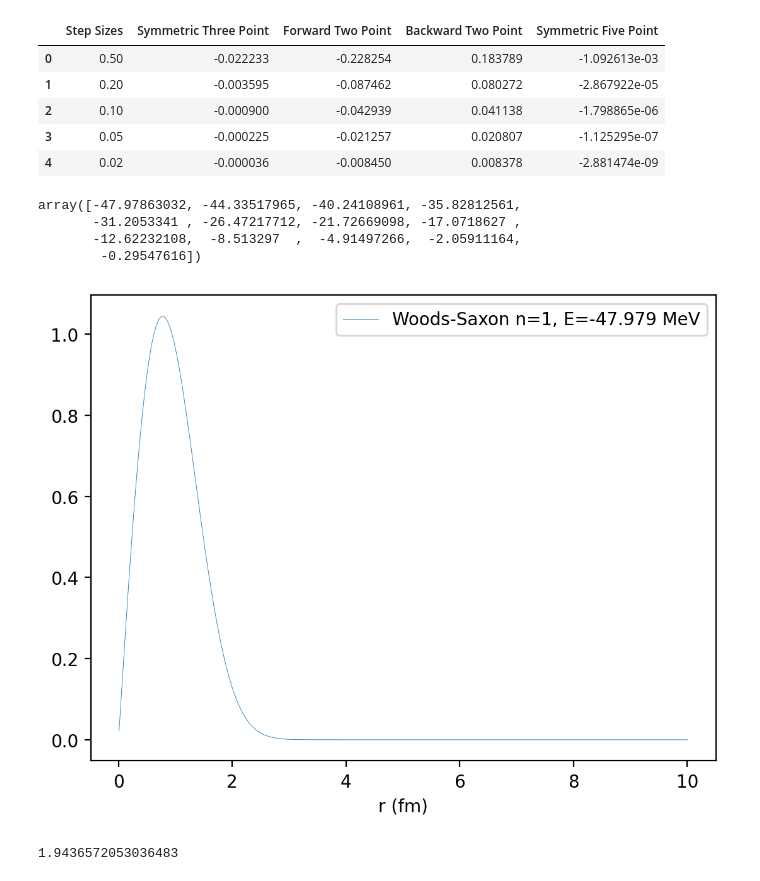
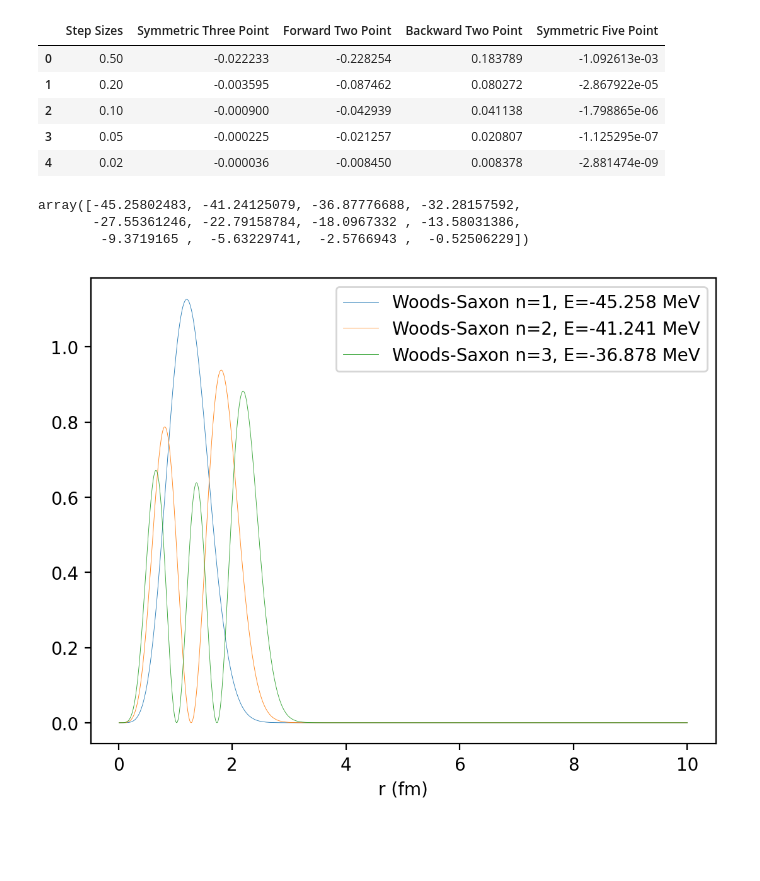
Before and after one commit to orionlee3/RandomNumMethods, a Jupyter notebook: Quantum1NumMethods.ipynb, the cells around one changed output. Drawn from its saved outputs; the diff is of its cells as text; code cells hidden in the pictures; blank space fills up the shorter version.

```diff
--- a/Quantum1NumMethods.ipynb
+++ b/Quantum1NumMethods.ipynb
@@ -126,7 +126,7 @@ problem1errordf.head()
 | 4 | 0.02 | -0.000036 | -0.008450 | 0.008378 | -2.881474e-09 |
 # %%
 # Constants
-l = 0
+l = 1
 r_min = 0.01  # fm
 r_max = 10  # fm
 N = 1000
@@ -153,7 +153,7 @@ ham_mat = (-2 * np.eye(N) + np.eye(N, k=1) + np.eye(N, k=-1)) / (2*(step_size**2
 H = -ham_mat + np.diag(ell_term) + np.diag(Vf)
 
 # Solve eigenvalue problem
-eigenvalues, eigenvectors = np.linalg.eig(H)
+eigenvalues, eigenvectors = np.linalg.eigh(H)
 # %%
 # Convert energies to MeV
 eigenvalues_mev = eigenvalues
@@ -168,28 +168,23 @@ for i in range(bound_wavefunctions.shape[1]):
 
 bound_energies
 # %% [output]
-array([-47.97863032, -44.33517965, -40.24108961, -35.82812561,
-       -31.2053341 , -26.47217712, -21.72669098, -17.0718627 ,
-       -12.62232108,  -8.513297  ,  -4.91497266,  -2.05911164,
-        -0.29547616])
+array([-45.25802483, -41.24125079, -36.87776688, -32.28157592,
+       -27.55361246, -22.79158784, -18.0967332 , -13.58031386,
+        -9.3719165 ,  -5.63229741,  -2.5766943 ,  -0.52506229])
 # %%
 
 
 # Plot potential and wavefunction
 plt.figure(dpi=200)
-for i, energy in enumerate(bound_energies[:1]):  # Compare first 3 bound states
+for i, energy in enumerate(bound_energies[:3]):  # Compare first 3 bound states
     plt.plot(
         r_vect,
-        abs(bound_wavefunctions[:, i]),
+        abs(bound_wavefunctions[:, i])**2,
         label=f"Woods-Saxon n={i+1}, E={energy:.3f} MeV",
         lw=0.3,
     )
 plt.xlabel("r (fm)")
 plt.legend()
 plt.show()
 # %% [output]
-[figure, old version]
+[figure, new version]
-# %%
-max(bound_wavefunctions[:, 0])
-# %% [output]
-1.9436572053036483
```
Also changed, not shown: parts of 4 cells of this notebook.
